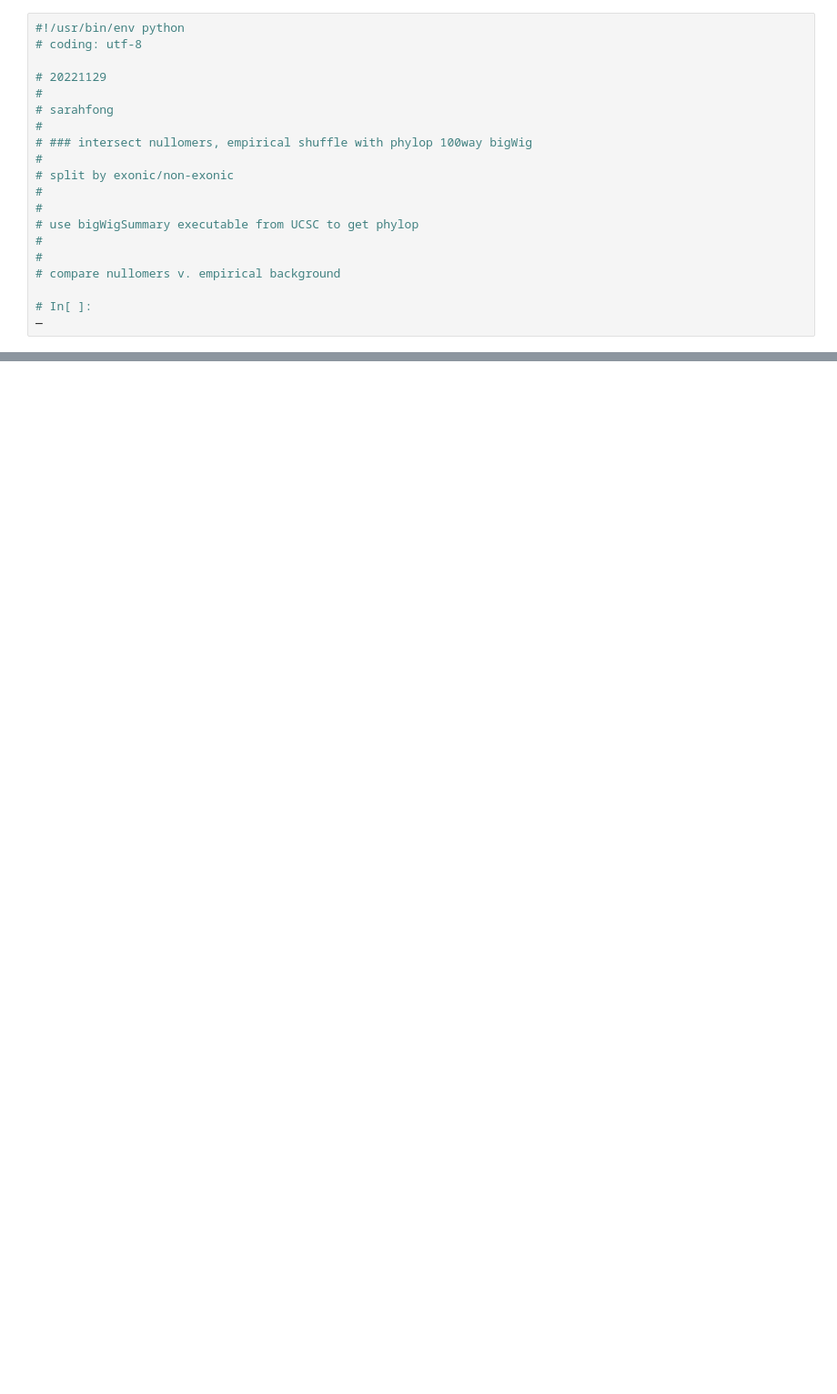
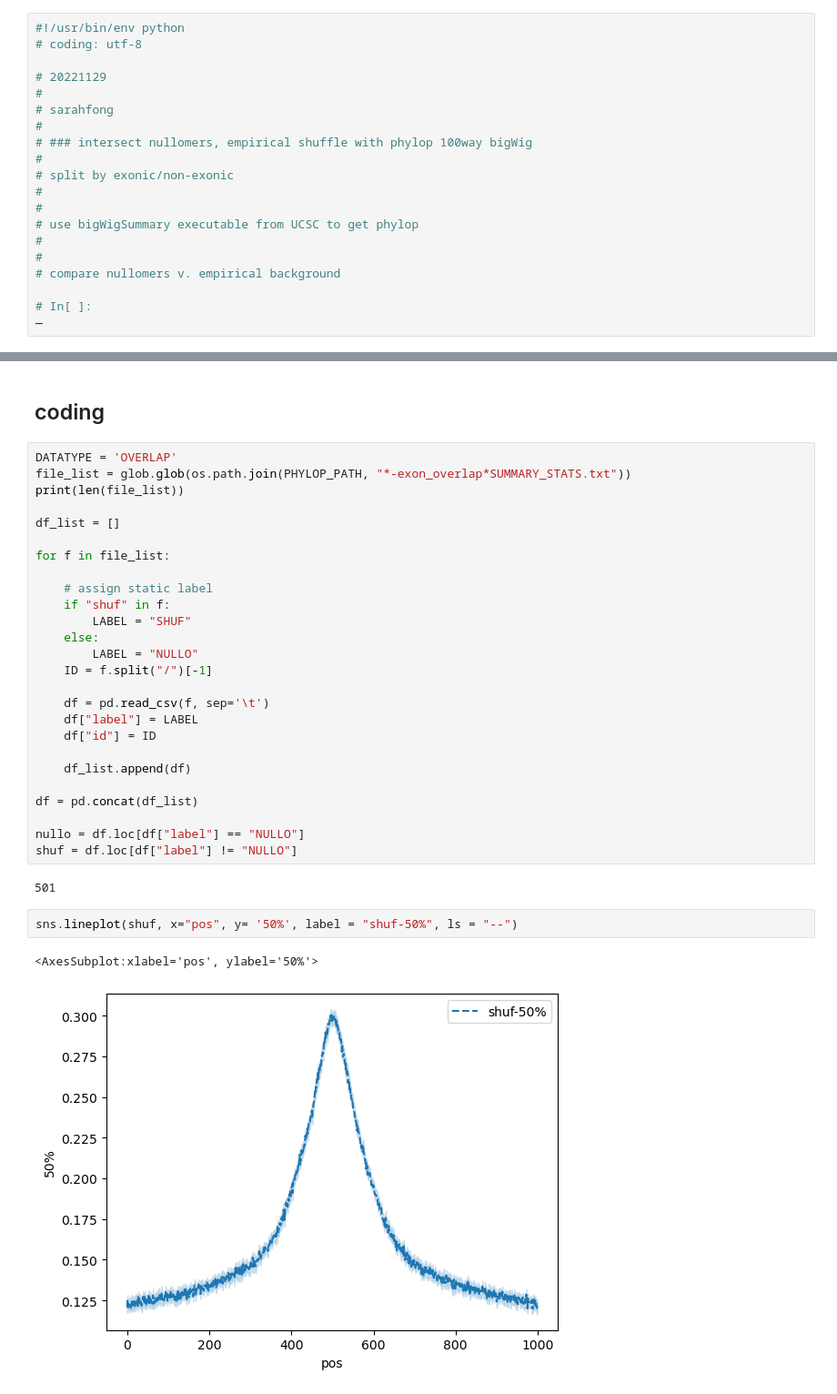
Before and after one commit to slifong08/wynton_git, a Jupyter notebook: nullomers/bin/pipeline/dev-7-phylop_expand.ipynb, the cells around one changed output, grey strips where cells are left out. Shown at 91% size. Saved outputs shown, nothing was run; the diff lists cells and outputs as text; blank space fills up the shorter version.

Commit message:
update nullomer evo cons pipeline

```diff
--- a/nullomers/bin/pipeline/dev-7-phylop_expand.ipynb
+++ b/nullomers/bin/pipeline/dev-7-phylop_expand.ipynb
@@ -399,0 +458,35 @@ if __name__ == "__main__":
+# %% [markdown]
+## coding
+# %%
+DATATYPE = 'OVERLAP'
+file_list = glob.glob(os.path.join(PHYLOP_PATH, "*-exon_overlap*SUMMARY_STATS.txt"))
+print(len(file_list))
+
+df_list = []
+
+for f in file_list:
+
+    # assign static label
+    if "shuf" in f:
+        LABEL = "SHUF"
+    else:
+        LABEL = "NULLO"
+    ID = f.split("/")[-1]
+
+    df = pd.read_csv(f, sep='\t')
+    df["label"] = LABEL
+    df["id"] = ID
+
+    df_list.append(df)
+
+df = pd.concat(df_list)
+
+nullo = df.loc[df["label"] == "NULLO"]
+shuf = df.loc[df["label"] != "NULLO"]
+# %% [output]
+501
+# %%
+sns.lineplot(shuf, x="pos", y= '50%', label = "shuf-50%", ls = "--")
+# %% [output]
+<AxesSubplot:xlabel='pos', ylabel='50%'>
+[figure, added]
```
Also changed, not shown: parts of 26 cells of this notebook, 13 other files.
